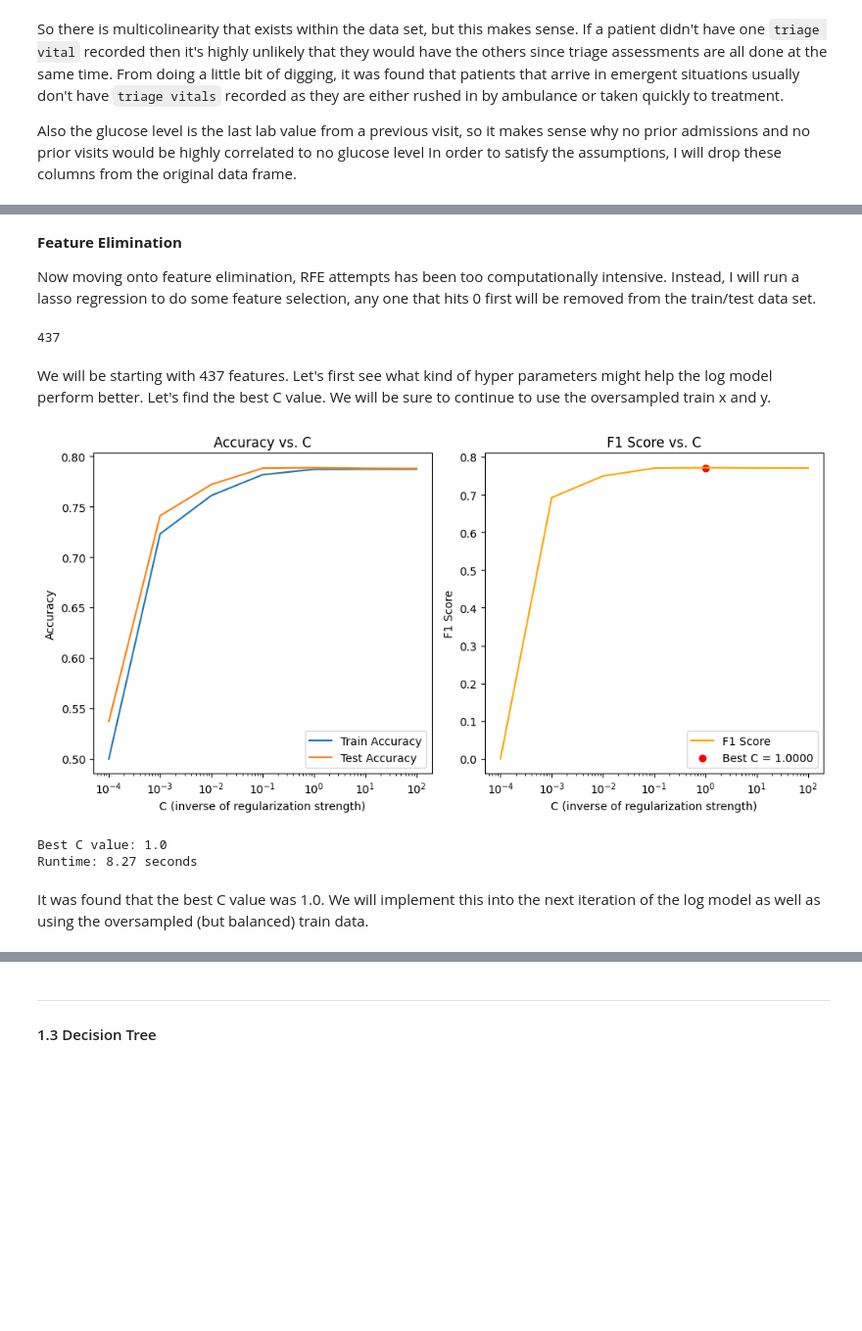
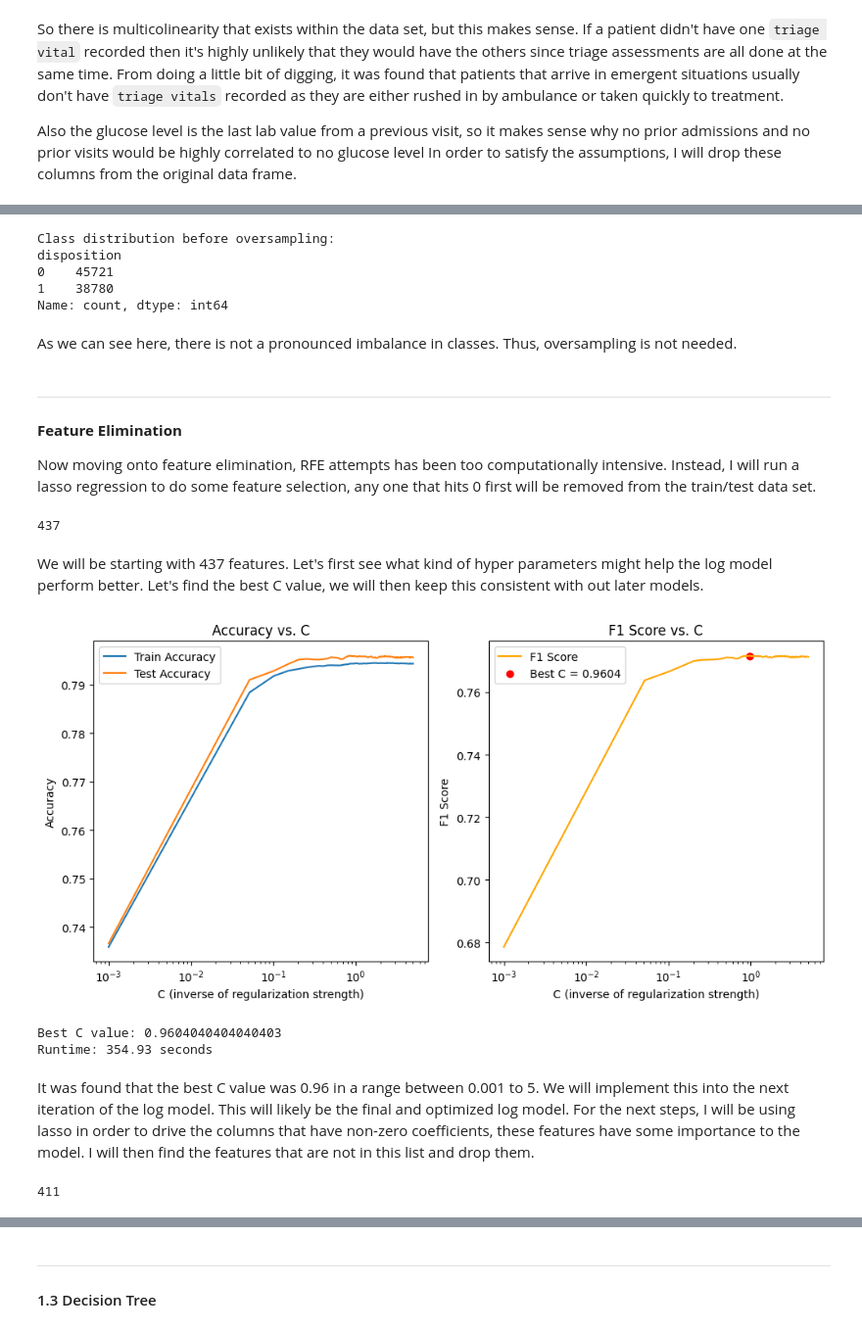
Before and after one commit to lo-klkl/BSTN_Capstone-Diab, a Jupyter notebook: Notebooks/Pt3-Modelling-Pt1.ipynb, the cells around one changed output, grey strips where cells are left out. Shown at 98% size. Cells and saved outputs as stored; diff of their text form; code cells hidden in the pictures; blank space fills up the shorter version.

```diff
--- a/Notebooks/Pt3-Modelling-Pt1.ipynb
+++ b/Notebooks/Pt3-Modelling-Pt1.ipynb
@@ -416,4 +171,17 @@ ________
+# %%
+# Check the class distribution before oversampling
+print('Class distribution before oversampling:')
+print(y_train.value_counts())
+# %% [output]
+Class distribution before oversampling:
+disposition
+0    45721
+1    38780
+Name: count, dtype: int64
+# %% [markdown]
+As we can see here, there is not a pronounced imbalance in classes. Thus, oversampling is not needed.
 # %% [markdown]
+---
 **Feature Elimination**
 
 Now moving onto feature elimination, RFE attempts has been too computationally intensive. Instead, I will run a lasso regression to do some feature selection, any one that hits 0 first will be removed from the train/test data set.
@@ -422,13 +190,13 @@ health_data.shape[1]
 # %% [output]
 437
 # %% [markdown]
-We will be starting with 437 features. Let's first see what kind of hyper parameters might help the log model perform better. Let's find the best C value. We will be sure to continue to use the oversampled train x and y.
+We will be starting with 437 features. Let's first see what kind of hyper parameters might help the log model perform better. Let's find the best C value, we will then keep this consistent with out later models.
 # %%
 # Record time
 start_time = time.time()
 
 # Range of C values to test
-C_values = np.logspace(-4, 2, 7)
+C_values = np.linspace(0.001, 5, num=100)
 
 # Lists to store accuracy and F1 score
 train_accuracy = []
@@ -445,16 +213,16 @@ for C_val in C_values:
     estimator_l1 = LogisticRegression(max_iter=1000, penalty='l1', solver='liblinear', C=C_val)
 
     # Train the model
-    estimator_l1.fit(X_train_oversampled, y_train_oversampled)
+    estimator_l1.fit(X_train, y_train)
 
     # Predict on the training set
-    y_train_pred = estimator_l1.predict(X_train_oversampled)
+    y_train_pred = estimator_l1.predict(X_train)
 
     # Predict on the test set
     y_test_pred = estimator_l1.predict(X_test)
 
     # Calculate accuracy for training and test sets
-    train_accuracy.append(accuracy_score(y_train_oversampled, y_train_pred))
+    train_accuracy.append(accuracy_score(y_train, y_train_pred))
     test_accuracy.append(accuracy_score(y_test, y_test_pred))
 
     # Calculate F1 score for the test set
@@ -475,38 +243,42 @@ plt.plot(C_values, train_accuracy, label='Train Accuracy')
 plt.plot(C_values, test_accuracy, label='Test Accuracy')
 plt.xscale('log')
 plt.xlabel('C (inverse of regularization strength)')
 plt.ylabel('Accuracy')
 plt.legend()
 plt.title('Accuracy vs. C')
 
 # Plot F1 score
 plt.subplot(1, 2, 2)
 plt.plot(C_values, f1_scores, label='F1 Score', color='orange')
 plt.scatter(best_C, best_f1_score, color='red', marker='o', label=f'Best C = {best_C:.4f}')
 plt.xscale('log')
 plt.xlabel('C (inverse of regularization strength)')
 plt.ylabel('F1 Score')
 plt.legend()
 plt.title('F1 Score vs. C')
 
 plt.tight_layout()
 plt.show()
 
 # Print the best C value
 print(f'Best C value: {best_C}')
 
 # Record time
 end_time = time.time()
 
 # Calculate runtime
 runtime = end_time - start_time
 print('Runtime: {:.2f} seconds'.format(runtime))
 # %% [output]
-[figure, old version]
+[figure, new version]
-Best C value: 1.0
-Runtime: 8.27 seconds
+Best C value: 0.9604040404040403
+Runtime: 354.93 seconds
-# %% [markdown]
-It was found that the best C value was 1.0. We will implement this into the next iteration of the log model as well as using the oversampled (but balanced) train data.
+# %% [markdown]
+It was found that the best C value was 0.96 in a range between 0.001 to 5. We will implement this into the next iteration of the log model. This will likely be the final and optimized log model. For the next steps, I will be using lasso in order to drive the columns that have non-zero coefficients, these features have some importance to the model. I will then find the features that are not in this list and drop them.
+# %%
+health_data.shape[1] #Checking number of rows
+# %% [output]
+411
 # %%
 # Record  time
 start_time = time.time()
```
Also changed, not shown: parts of 40 cells of this notebook, 5 other files.
